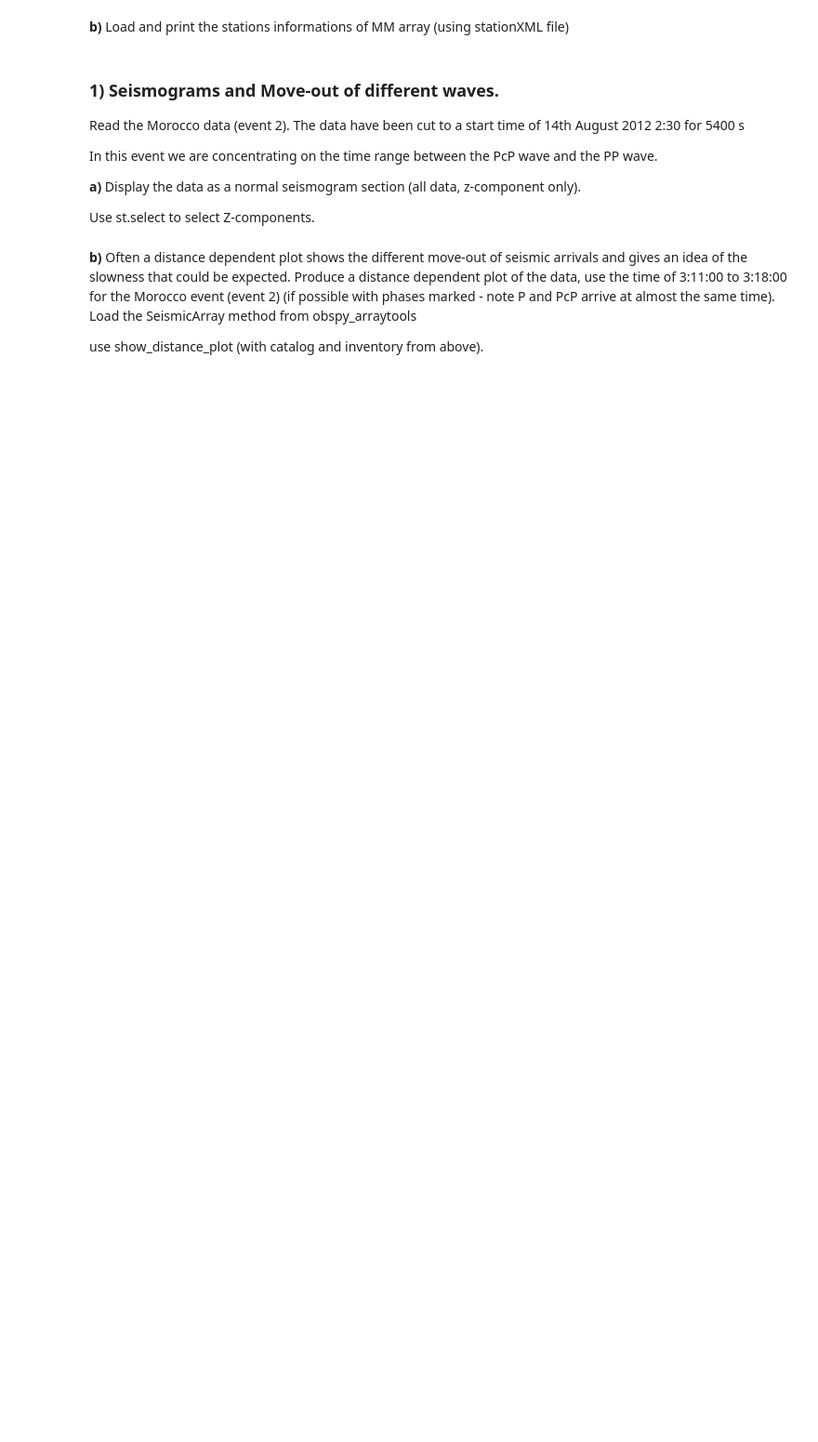
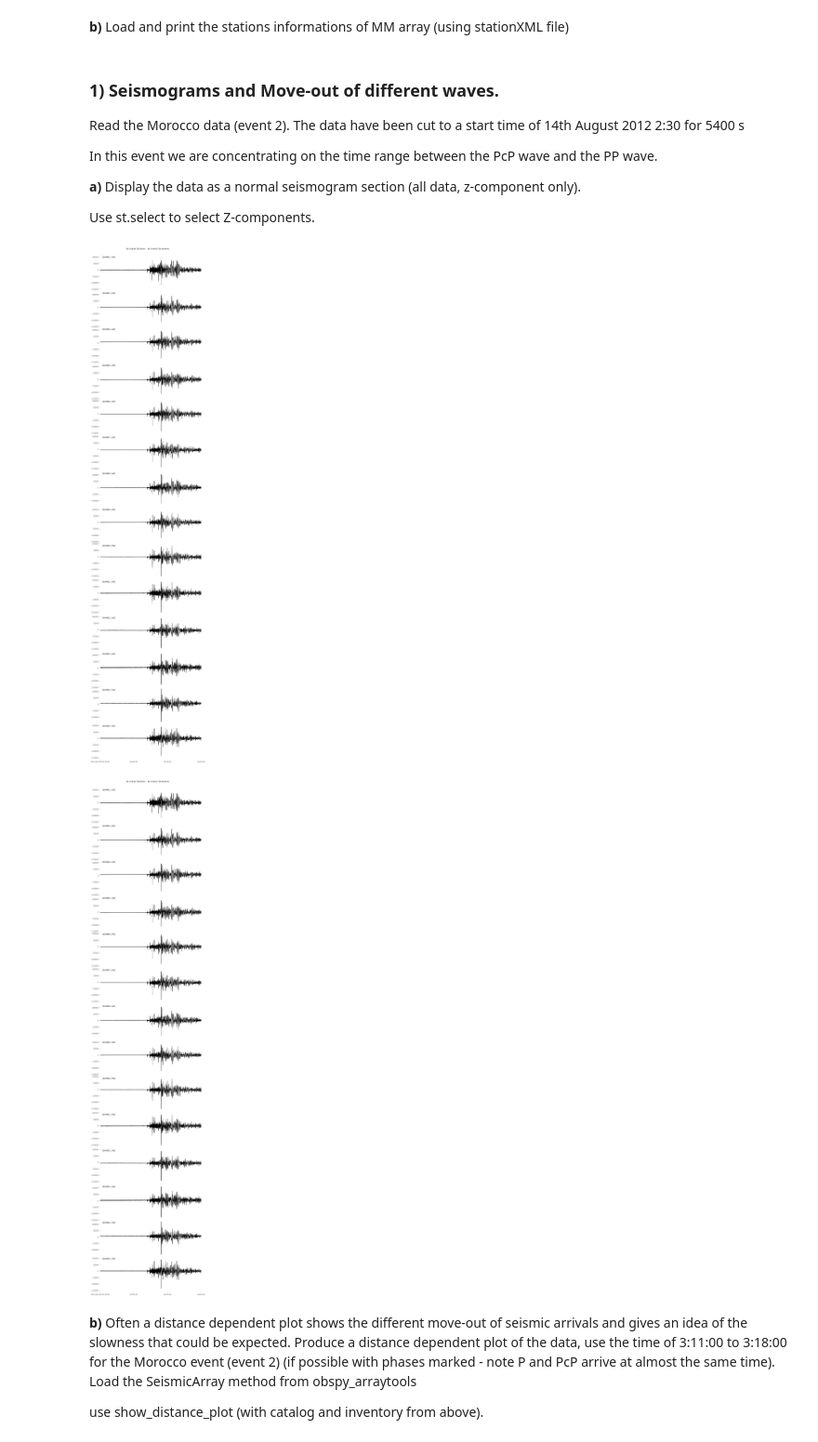
Before and after one commit to jwassermann/obspy_arraytools, a Jupyter notebook: tutorial/MESS2014/MESS2014-ArraySeismology_arraytools_branch.ipynb, the cells around one changed output. Shown at 93% size. Saved outputs shown, nothing was run; the diff lists cells and outputs as text; code cells hidden in the pictures; blank space fills up the shorter version.

```diff
--- a/tutorial/MESS2014/MESS2014-ArraySeismology_arraytools_branch.ipynb
+++ b/tutorial/MESS2014/MESS2014-ArraySeismology_arraytools_branch.ipynb
@@ -77,4 +82,8 @@ Use st.select to select Z-components.
 # %%
 import obspy
 st = morocco_stream.copy()
-st.select?
+vert = st.select(component="Z")
+vert.plot()
+# %% [output]
+[figure, added]
+[figure, added]
```
Also changed, not shown: parts of 4 cells of this notebook, 1 other file.
